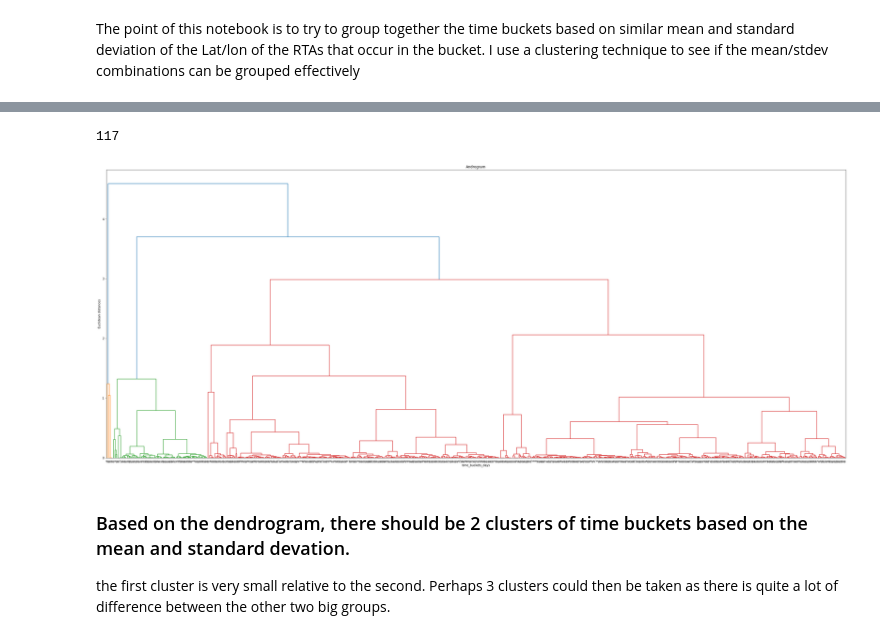
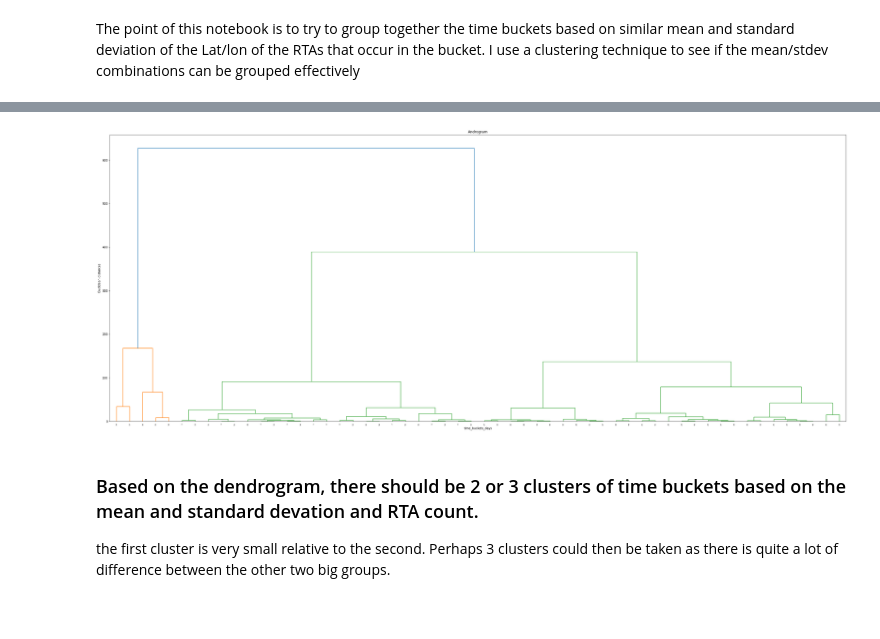
Before and after one commit to AndOleAnd/Capstone_N_A_P, a Jupyter notebook: Notebooks/exploring_distribution.ipynb, the cells around one changed output, grey strips where cells are left out. Drawn from its saved outputs; the diff is of its cells as text; code cells hidden in the pictures; blank space fills up the shorter version.

Commit message:
explored clustering for Time windows. Found good solution

```diff
--- a/Notebooks/exploring_distribution.ipynb
+++ b/Notebooks/exploring_distribution.ipynb
@@ -18,17 +21,24 @@ def create_crash_df(train_file = '../Inputs/Train.csv'):
     crash_df = pd.read_csv(train_file, parse_dates=['datetime'])
     return crash_df
 
+def standardize(crash_df):
+    scaler = StandardScaler()
+    crash_df[['latitude','longitude']] = scaler.fit_transform(crash_df[['latitude','longitude']])
+    return crash_df
+
 def create_temporal_features(df):
-    dict_windows = {1: "00-03", 2: "03-06", 3: "06-09", 4: "09-12", 5: "12-15", 6: "15-18", 7: "18-21", 8: "21-24"}
+    dict_windows = {1: "00-03", 2: "03-06", 3: "06-09", 4: "09-12", 5: "12-15",
+                    6: "15-18", 7: "18-21", 8: "21-24"}
     dict_months = {1: "Jan", 2: "Feb", 3: "Mar", 4: "Apr", 5: "May", 6: "Jun",
-               7: "Jul", 8: "Aug", 9: "Sep", 10: "Oct", 11: "Nov", 12: "Dec"}
-
+                   7: "Jul", 8: "Aug", 9: "Sep", 10: "Oct", 11: "Nov", 12: "Dec"}
+    rainy_season = ["Mar", "Apr", "May", "Oct", "Nov", "Dec"]
     df["time_window"] = df["datetime"].apply(lambda x: math.floor(x.hour / 3) + 1)
     df["time_window_str"] = df["time_window"].apply(lambda x: dict_windows.get(x))
     df["day"] = df["datetime"].apply(lambda x: x.day)
     df["month"] = df["datetime"].apply(lambda x: dict_months.get(x.month))
     df["year"] = df["datetime"].apply(lambda x: x.year)
     df["weekday"] = df["datetime"].apply(lambda x: x.weekday())
+    df["rainy_season"] = df["month"].apply(lambda x: 1 if (x in rainy_season) else 0)
     return df
 
 def assign_hex_bin(df,lat_column="latitude",lon_column="longitude"):
@@ -39,18 +49,15 @@ def assign_hex_bin(df,lat_column="latitude",lon_column="longitude"):
 # %%
 # load data and apply feautre engineering, drop unnessecary columns
 crash_df = create_crash_df(train_file = '../nairobi-capstone/Inputs/Train.csv')
+crash_df = standardize(crash_df)
 crash_df = create_temporal_features(crash_df)
 crash_df = assign_hex_bin(crash_df)
-#crash_df = crash_df.drop(['uid','day','year','time_window','datetime'], axis=1)
-#crash_df = crash_df.drop(['uid','day','year','time_window','datetime','month'], axis=1)
-# group by identified seasonal features, get aggregate values for these groups
-crash_group = crash_df.groupby(['time_window_str', 'weekday','month'])
-#display(crash_group.head())
+crash_group = crash_df.groupby(['time_window_str', 'weekday'])
+
 group_stats = crash_group.agg({'latitude': [np.mean, np.std],'longitude': [np.mean, np.std, 'count']})
+
 # flatten out groupby object and rename columns
 group_stats = group_stats.reset_index()
 group_stats.columns = group_stats.columns.get_level_values(0)
-group_stats.columns.values[[3,4,5,6,7]] = ['latitude_mean', 'latitude_std','longitude_mean', 'longitude_std','RTA_count']
-group_stats.dropna(inplace=True)
-display(group_stats.head(30))
-group_stats.shape
+group_stats.columns.values[[2,3,4,5,6]] = ['latitude_mean', 'latitude_std',
+                                           'longitude_mean', 'longitude_std', 'RTA_count']
@@ -76,20 +64,16 @@ group_stats.shape
-# %%
-group_stats.h3_zone_6.nunique()
-# %% [output]
-117
 # %%
+# Use Dendrogram to determine an optimal number of clusers
 import scipy.cluster.hierarchy as sch
 
 plt.figure(figsize=(45,18))
 plt.title('Androgram')
 plt.xlabel('time_buckets_days')
 plt.ylabel('Euclidean distances')
-#plt.grid(True)
-#dendrogram = sch.dendrogram(sch.linkage(crash_data_df[['latitude','longitude']], method = 'ward'))
-dendrogram = sch.dendrogram(sch.linkage(group_stats[['latitude_mean', 'latitude_std','longitude_mean', 'longitude_std']], method = 'ward'))
+dendrogram = sch.dendrogram(sch.linkage(group_stats[
+    ['latitude_mean', 'latitude_std','longitude_mean', 'longitude_std','RTA_count']], method = 'ward'))
 plt.show()
 # %% [output]
-[figure, old version]
+[figure, new version]
 # %% [markdown]
-### Based on the dendrogram, there should be 2 clusters of time buckets based on the mean and standard devation.
+### Based on the dendrogram, there should be 2 or 3 clusters of time buckets based on the mean and standard devation and RTA count.
 the first cluster is very small relative to the second. Perhaps 3 clusters could then be taken as there is quite a lot of difference between the other two big groups.
```
Also changed, not shown: parts of 9 cells of this notebook, 1 other file.
